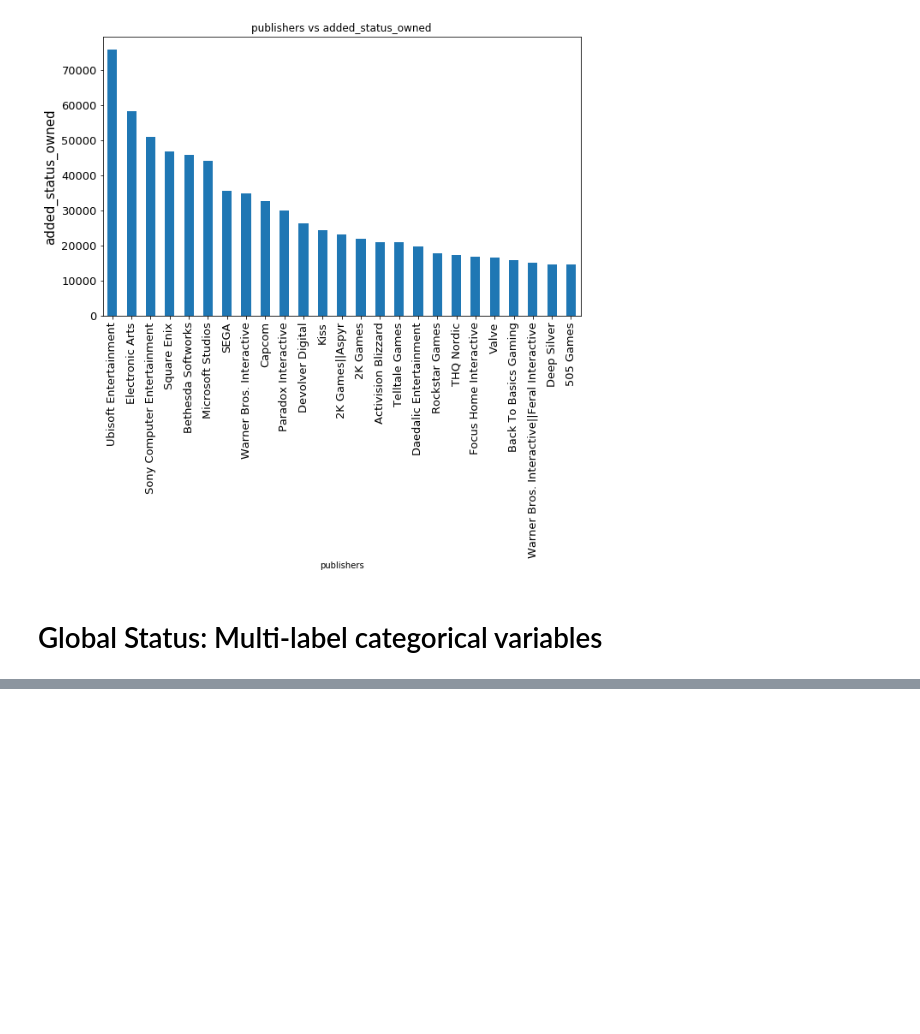
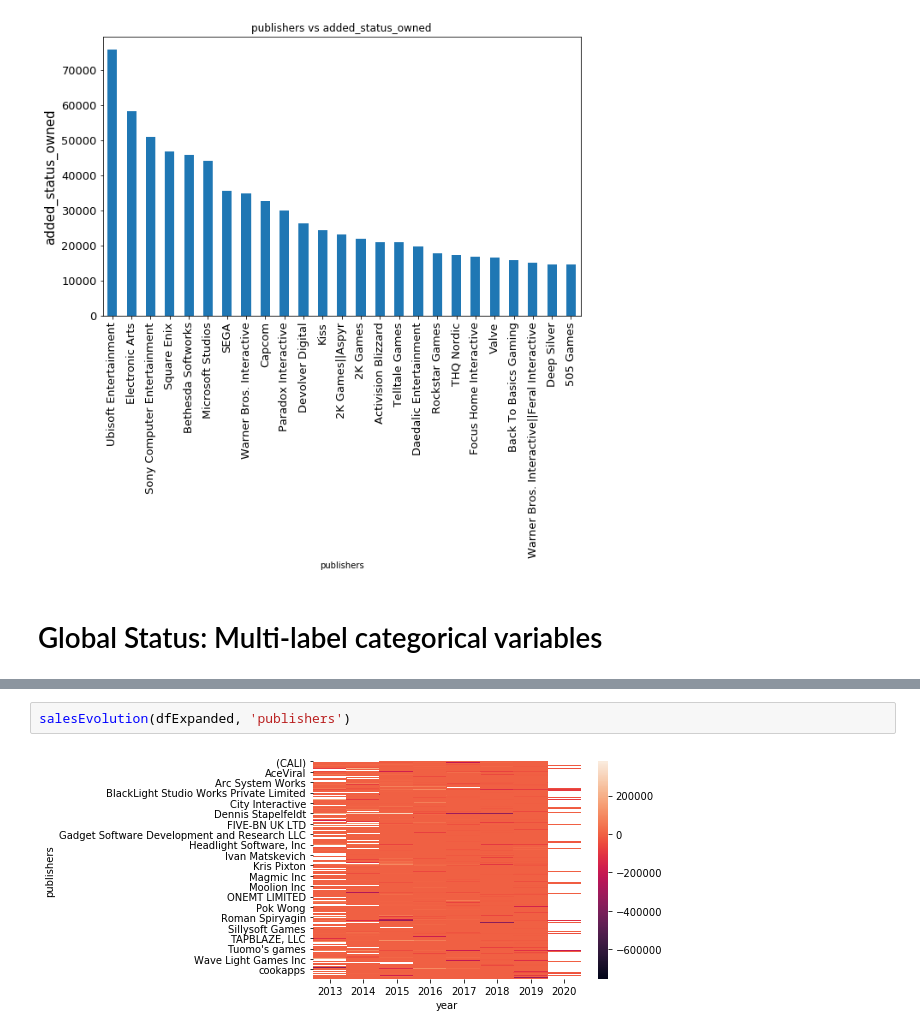
Before and after one commit to marsolmos/videogames-sales-eda, a Jupyter notebook: videogames_eda_analysis.ipynb, the cells around one changed output, grey strips where cells are left out. Cells and saved outputs as stored; diff of their text form; blank space fills up the shorter version.

```diff
--- a/videogames_eda_analysis.ipynb
+++ b/videogames_eda_analysis.ipynb
@@ -311,0 +338,4 @@ There are 669589 rows and 26 columns
+# %%
+salesEvolution(dfExpanded, 'publishers')
+# %% [output]
+[figure, added]
```
Also changed, not shown: parts of 27 cells of this notebook, 1 other file.
